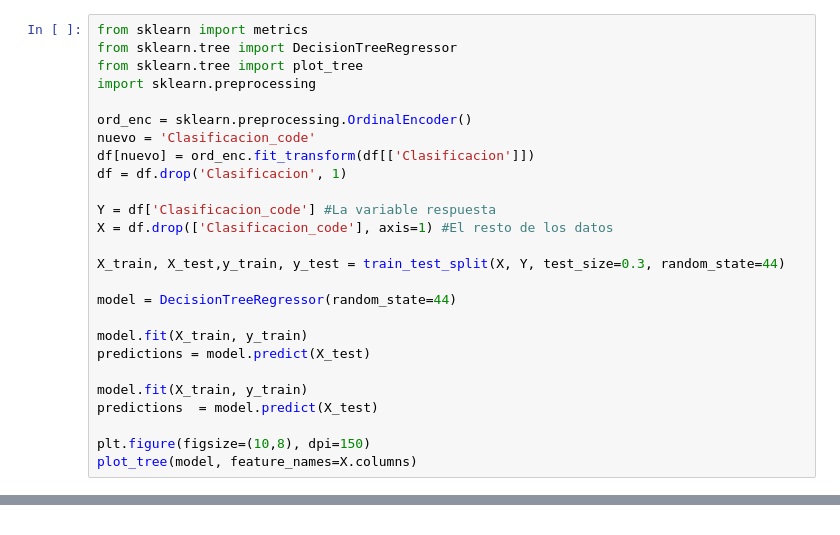
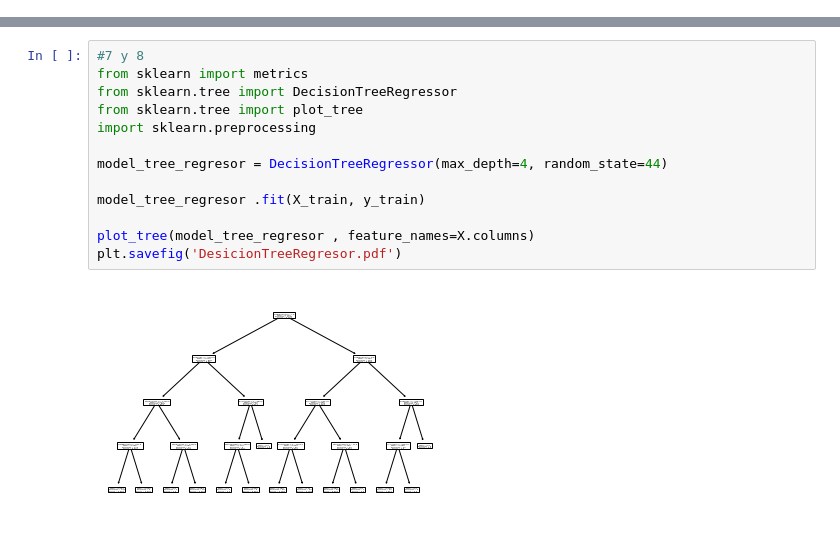
Before and after one commit to oscarparedez/arboles-decision, a Jupyter notebook: hdt3.ipynb, the cells around one changed output, grey strips where cells are left out. Cells and saved outputs as stored; diff of their text form.

```diff
--- a/hdt3.ipynb
+++ b/hdt3.ipynb
@@ -117,26 +134,0 @@ ValueError: multiclass-multioutput is not supported
-# %%
-from sklearn import metrics
-from sklearn.tree import DecisionTreeRegressor
-from sklearn.tree import plot_tree
-import sklearn.preprocessing
-
-ord_enc = sklearn.preprocessing.OrdinalEncoder()
-nuevo = 'Clasificacion_code'
-df[nuevo] = ord_enc.fit_transform(df[['Clasificacion']])
-df = df.drop('Clasificacion', 1)
-
-Y = df['Clasificacion_code'] #La variable respuesta
-X = df.drop(['Clasificacion_code'], axis=1) #El resto de los datos
-
-X_train, X_test,y_train, y_test = train_test_split(X, Y, test_size=0.3, random_state=44)
-
-model = DecisionTreeRegressor(random_state=44)
-
-model.fit(X_train, y_train)
-predictions = model.predict(X_test)
-
-model.fit(X_train, y_train)
-predictions  = model.predict(X_test)
-
-plt.figure(figsize=(10,8), dpi=150)
-plot_tree(model, feature_names=X.columns)
@@ -149,0 +135,15 @@ plot_tree(model, feature_names=X.columns)
+# %%
+#7 y 8
+from sklearn import metrics
+from sklearn.tree import DecisionTreeRegressor
+from sklearn.tree import plot_tree
+import sklearn.preprocessing
+
+model_tree_regresor = DecisionTreeRegressor(max_depth=4, random_state=44)
+
+model_tree_regresor .fit(X_train, y_train)
+
+plot_tree(model_tree_regresor , feature_names=X.columns)
+plt.savefig('DesicionTreeRegresor.pdf')
+# %% [output]
+[figure, added]
```
Also changed, not shown: parts of 13 cells of this notebook, 6 other files.
